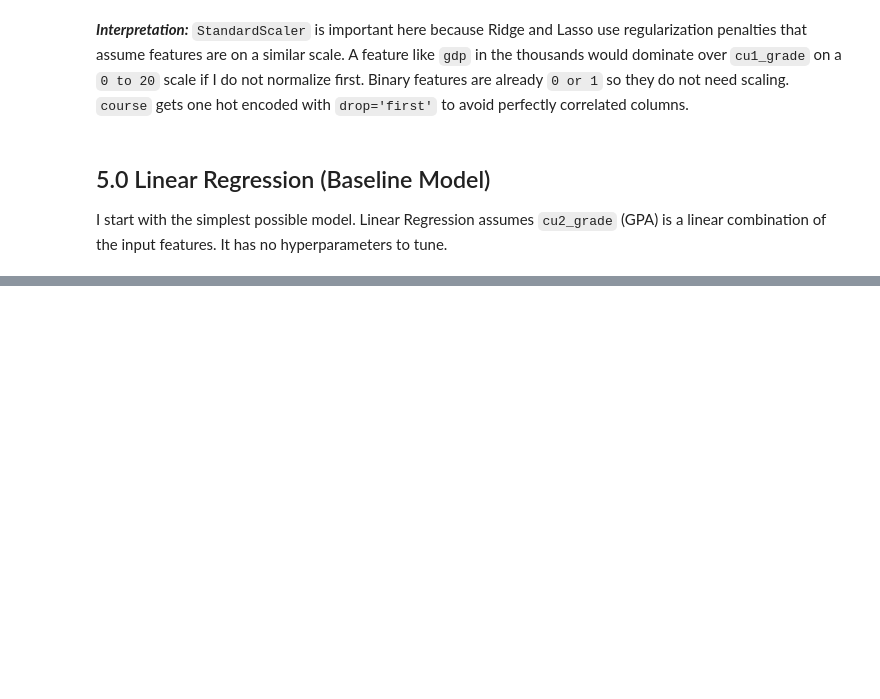
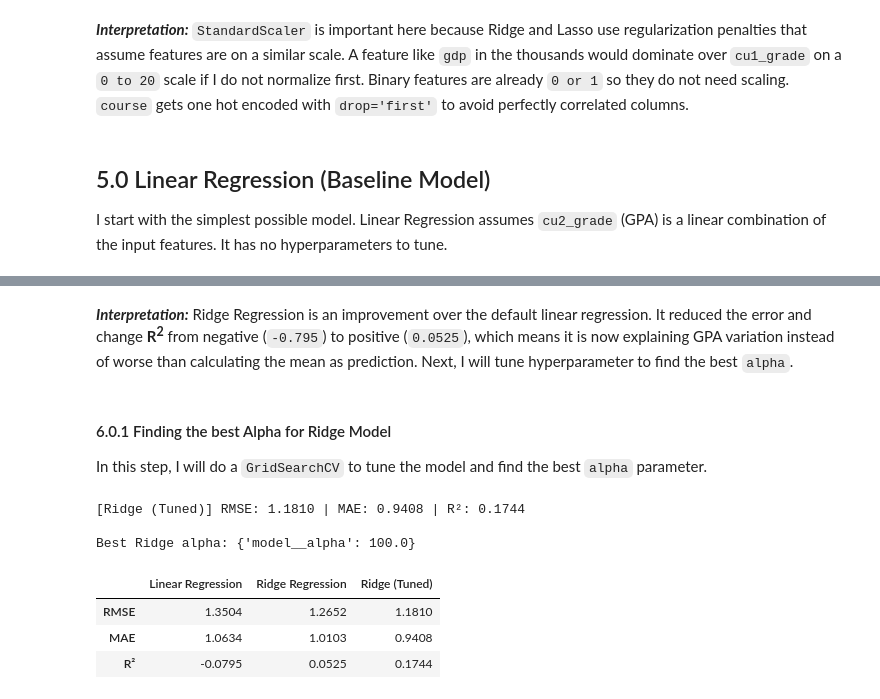
Before and after one commit to weslylaboy/student-outcome-predictor, a Jupyter notebook: notebooks/04_regression_model.ipynb, the cells around one changed output, grey strips where cells are left out. Cells and saved outputs as stored; diff of their text form; code cells hidden in the pictures; blank space fills up the shorter version.

```diff
--- a/notebooks/04_regression_model.ipynb
+++ b/notebooks/04_regression_model.ipynb
@@ -420,0 +394,35 @@ print(results)
+# %% [markdown]
+***Interpretation:*** Ridge Regression is an improvement over the default linear regression. It reduced the error and change **R<sup>2</sup>** from negative (`-0.795`) to positive (`0.0525`), which means it is now explaining GPA variation instead of worse than calculating the mean as prediction. Next, I will tune hyperparameter to find the best `alpha`.
+# %% [markdown]
+#### 6.0.1 Finding the best Alpha for Ridge Model
+
+In this step, I will do a `GridSearchCV` to tune the model and find the best `alpha` parameter.
+# %%
+# params grid
+ridge_param_grid = {'model__alpha': [0.01, 0.1, 0.5, 1.0, 5.0, 10.0, 50.0, 100.0]}
+
+# grid search
+ridge_search = GridSearchCV(
+    ridge_pipe,
+    param_grid=ridge_param_grid,
+    scoring='neg_root_mean_squared_error',
+    cv=5,
+    n_jobs=-1
+)
+
+ridge_search.fit(X_train, y_train)
+
+ridge_best = ridge_search.best_estimator_
+
+y_pred_ridge = evaluate_regression_model('Ridge (Tuned)', ridge_best, X_test, y_test, results)
+
+print(f"\nBest Ridge alpha: {ridge_search.best_params_}")
+pd.DataFrame(results)
+# %% [output]
+[Ridge (Tuned)] RMSE: 1.1810 | MAE: 0.9408 | R²: 0.1744
+
+Best Ridge alpha: {'model__alpha': 100.0}
+|  | Linear Regression | Ridge Regression | Ridge (Tuned) |
+| RMSE | 1.3504 | 1.2652 | 1.1810 |
+| MAE | 1.0634 | 1.0103 | 0.9408 |
+| R² | -0.0795 | 0.0525 | 0.1744 |
```
Also changed, not shown: parts of 18 cells of this notebook, 1 other file.
